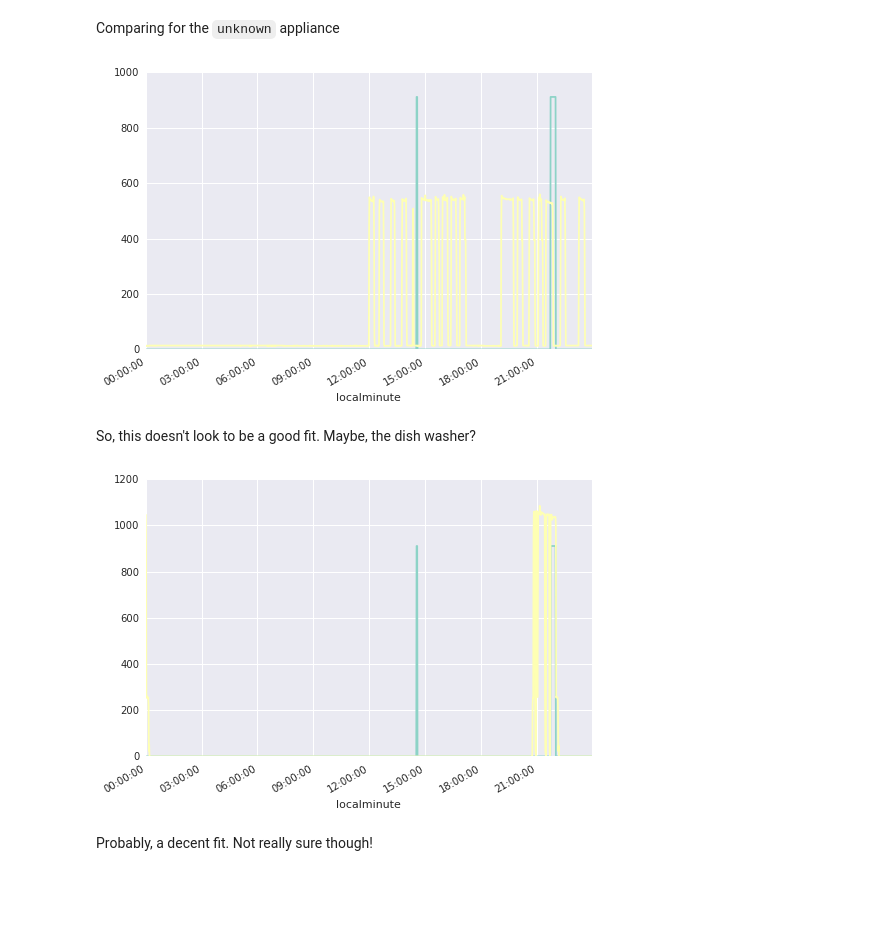
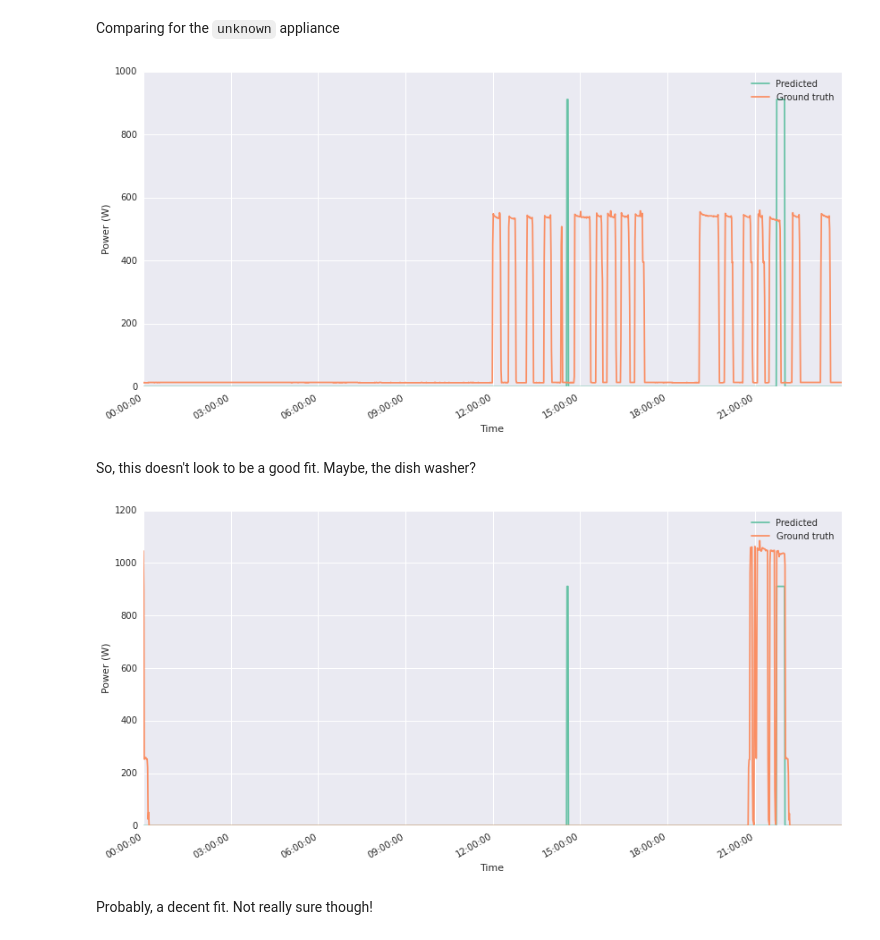
Before and after one commit to nilmtk/nilmtk, a Jupyter notebook: notebooks/hart.ipynb, the cells around one changed output. Saved outputs shown, nothing was run; the diff lists cells and outputs as text; code cells hidden in the pictures; blank space fills up the shorter version.

```diff
--- a/notebooks/hart.ipynb
+++ b/notebooks/hart.ipynb
@@ -11,9 +11,7 @@ from pylab import rcParams
 import matplotlib.pyplot as plt
 %matplotlib inline
 
-rcParams['figure.figsize'] = (14, 7)
-
-
+rcParams['figure.figsize'] = (12, 6)
 
 import nilmtk
 from nilmtk import DataSet, TimeFrame, MeterGroup, HDFDataStore
@@ -21,7 +19,7 @@ from nilmtk.disaggregate import CombinatorialOptimisation
 from nilmtk.utils import print_dict
 from nilmtk.metrics import f1_score
 import seaborn as sns
-sns.set_palette("Set1", n_colors=12)
+sns.set_palette("Set3", n_colors=12)
 
 
 import warnings
@@ -255,17 +235,23 @@ While the timing looks impeccable, there seems to be some ambiguity in the power
 # %% [markdown]
 Comparing for the `unknown` appliance
 # %%
-disag_elec['unknown', 2].plot()
-elec['electric furnace', 1].plot()
+ax1 = disag_elec['unknown', 2].plot()
+ax2 = elec['electric furnace', 1].plot()
+ax1.legend(["Predicted", "Ground truth"]);
+plt.ylabel("Power (W)")
+plt.xlabel("Time");
 # %% [output]
-[figure, old version]
+[figure, new version]
 # %% [markdown]
 So, this doesn't look to be a good fit. Maybe, the dish washer?
 # %%
-disag_elec['unknown', 2].plot()
-elec['dish washer', 1].plot()
+ax1 = disag_elec['unknown', 2].plot()
+ax2 = elec['dish washer', 1].plot()
+ax1.legend(["Predicted", "Ground truth"]);
+plt.ylabel("Power (W)")
+plt.xlabel("Time");
 # %% [output]
-[figure, old version]
+[figure, new version]
 # %% [markdown]
 Probably, a decent fit. Not really sure though!
 # %% [markdown]
```
Also changed, not shown: parts of 14 cells of this notebook.
